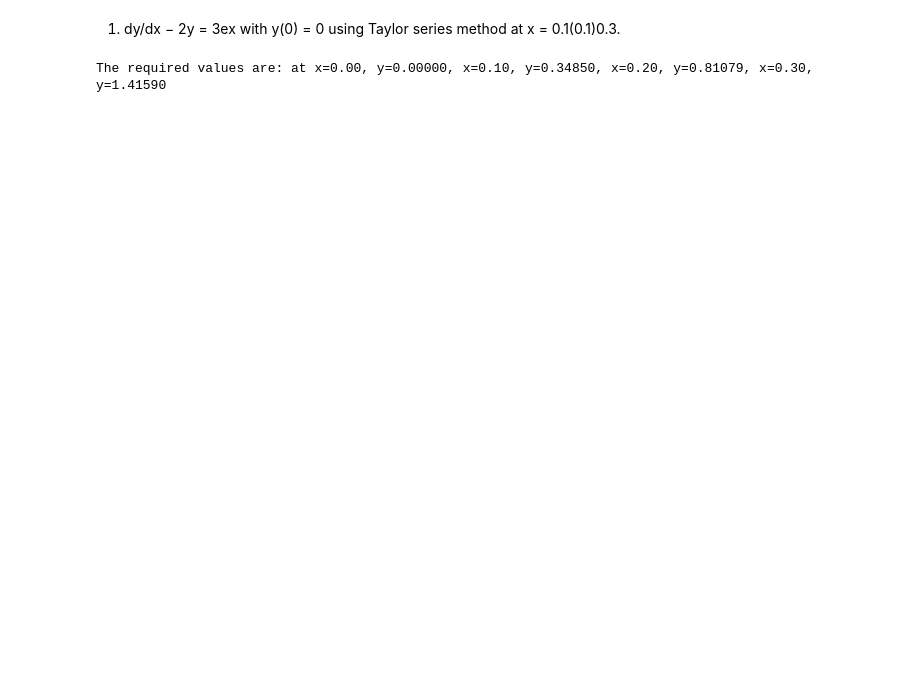
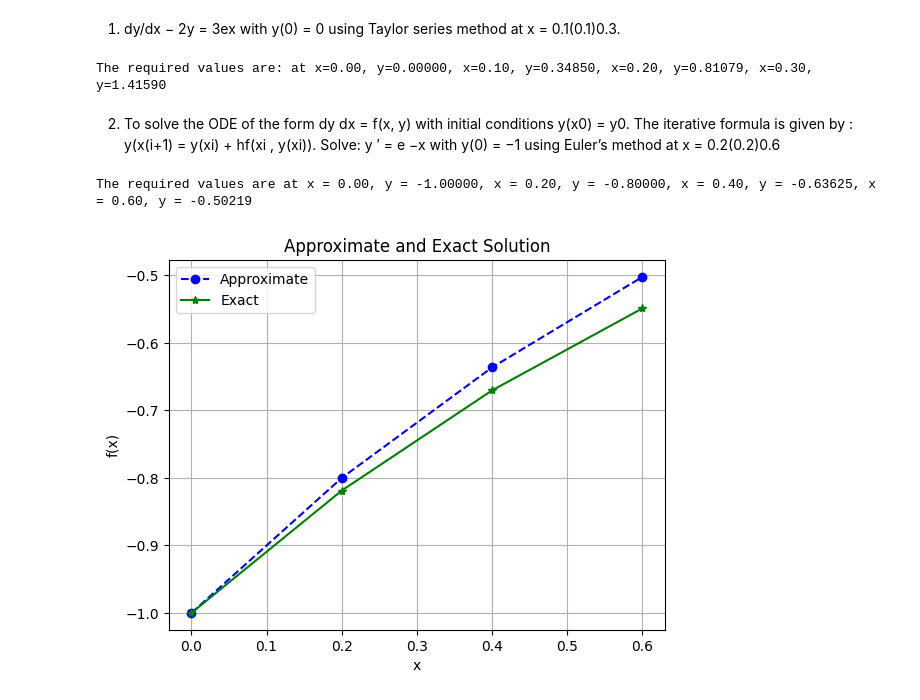
Before and after one commit to ifsvivek/code, a Jupyter notebook: python/mathlab/sem2/Lab-9.ipynb, the cells around one changed output. Saved outputs shown, nothing was run; the diff lists cells and outputs as text; code cells hidden in the pictures; blank space fills up the shorter version.

```diff
--- a/python/mathlab/sem2/Lab-9.ipynb
+++ b/python/mathlab/sem2/Lab-9.ipynb
@@ -36,3 +36,44 @@ X, Y = taylor(deriv, x, y, xStop, h)
 print("The required values are: at x=%0.2f, y=%0.5f, x=%0.2f, y=%0.5f, x=%0.2f, y=%0.5f, x=%0.2f, y=%0.5f" % (X[0], Y[0], X[1], Y[1], X[2], Y[2], X[3], Y[3]))
 # %% [output]
 The required values are: at x=0.00, y=0.00000, x=0.10, y=0.34850, x=0.20, y=0.81079, x=0.30, y=1.41590
+# %% [markdown]
+2. To solve the ODE of the form dy
+dx = f(x, y) with initial conditions y(x0) = y0. The iterative
+formula is given by : y(x(i+1) = y(xi) + hf(xi
+, y(xi)).
+Solve: y
+′ = e
+−x with y(0) = −1 using Euler’s method at x = 0.2(0.2)0.6
+# %%
+import numpy as np
+import matplotlib.pyplot as plt
+
+# Define parameters
+f = lambda x, y: np.exp(-x)
+h = 0.2
+y0 = -1
+n = 3
+
+# Explicit Euler Method
+y = np.zeros(n + 1)
+x = np.zeros(n + 1)
+y[0] = y0
+x[0] = 0
+for i in range(0, n):
+    x[i + 1] = x[i] + h
+    y[i + 1] = y[i] + h * f(x[i], y[i])
+
+print("The required values are at x = {0:0.2f}, y = {1:0.5f}, x = {2:0.2f}, y = {3:0.5f}, x = {4:0.2f}, y = {5:0.5f}, x = {6:0.2f}, y = {7:0.5f}".format(x[0], y[0], x[1], y[1], x[2], y[2], x[3], y[3]))
+
+# Plot the results
+plt.plot(x, y, 'bo--', label='Approximate')
+plt.plot(x, -np.exp(-x), 'g*-', label='Exact')
+plt.title('Approximate and Exact Solution')
+plt.xlabel('x')
+plt.ylabel('f(x)')
+plt.grid()
+plt.legend(loc='best')
+plt.show()
+# %% [output]
+The required values are at x = 0.00, y = -1.00000, x = 0.20, y = -0.80000, x = 0.40, y = -0.63625, x = 0.60, y = -0.50219
+[figure, added]
```
Also changed, not shown: parts of 4 cells of this notebook, 1 other file.
